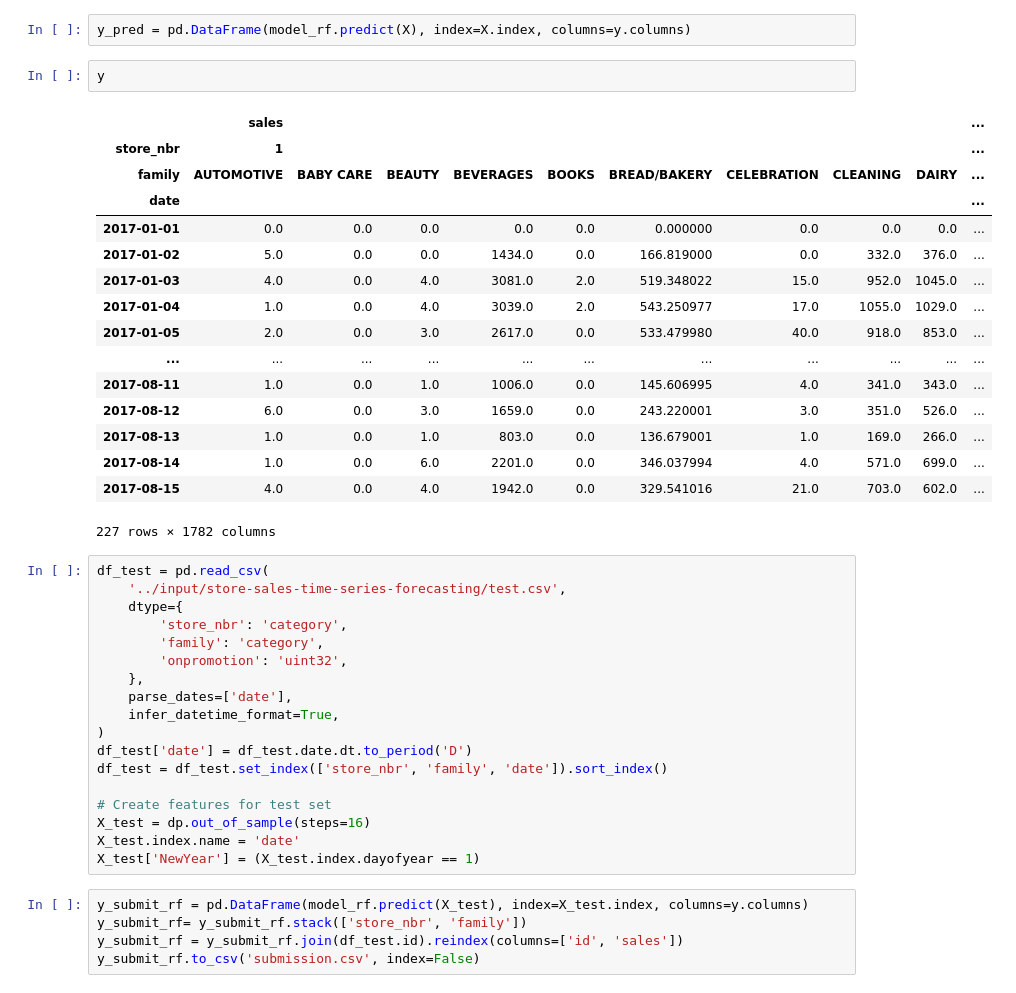
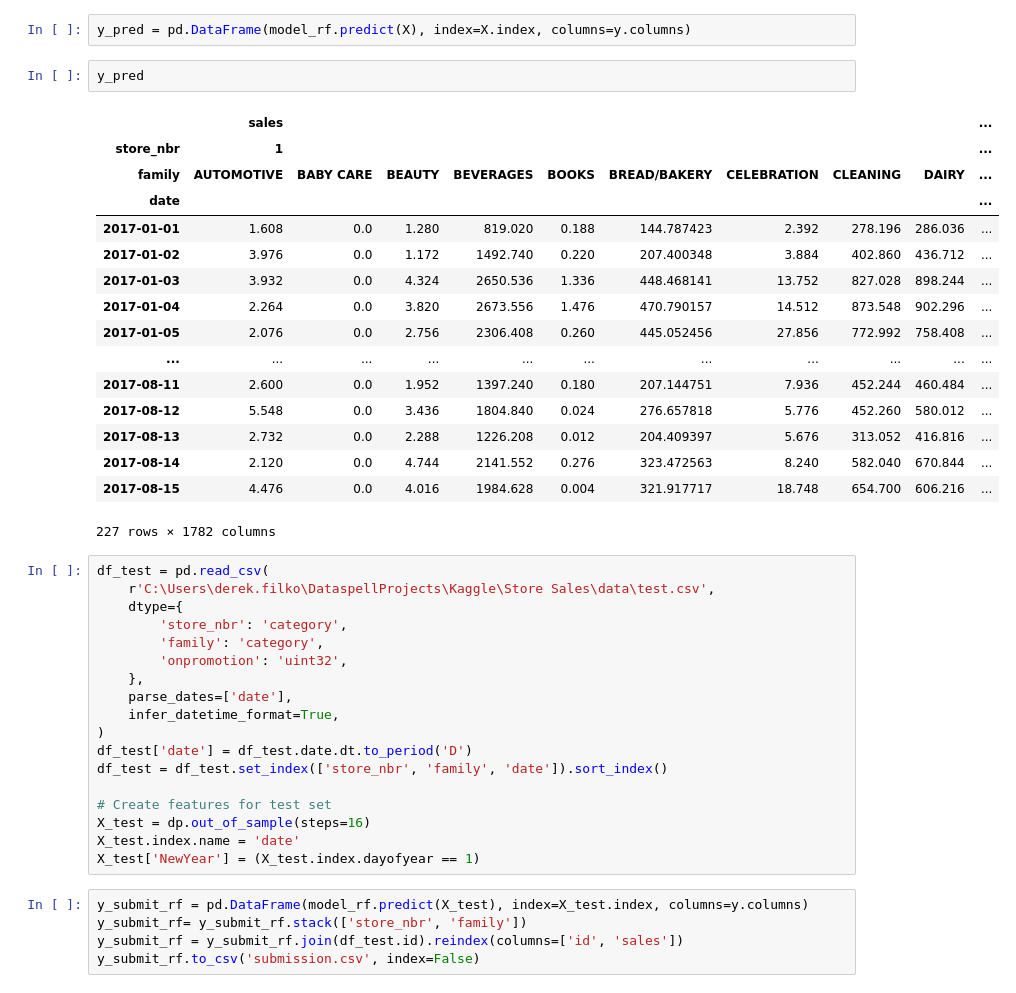
Before and after one commit to wlnk9/Kaggle, a Jupyter notebook: Store Sales/Other Notebooks/str-sales-random-forest.ipynb, the cells around one changed output. Drawn from its saved outputs; the diff is of its cells as text.

```diff
--- a/Store Sales/Other Notebooks/str-sales-random-forest.ipynb
+++ b/Store Sales/Other Notebooks/str-sales-random-forest.ipynb
@@ -105,28 +111,28 @@ model_rf.fit(X, y)
 RandomForestRegressor(n_estimators=250, random_state=2022)
 # %%
 y_pred = pd.DataFrame(model_rf.predict(X), index=X.index, columns=y.columns)
-# %%
-y
-# %% [output]
-|  | sales |  |  |  |  |  |  |  |  | ... |
-| store_nbr | 1 |  |  |  |  |  |  |  |  | ... |
-| family | AUTOMOTIVE | BABY CARE | BEAUTY | BEVERAGES | BOOKS | BREAD/BAKERY | CELEBRATION | CLEANING | DAIRY | ... |
-| date |  |  |  |  |  |  |  |  |  | ... |
-| 2017-01-01 | 0.0 | 0.0 | 0.0 | 0.0 | 0.0 | 0.000000 | 0.0 | 0.0 | 0.0 | ... |
-| 2017-01-02 | 5.0 | 0.0 | 0.0 | 1434.0 | 0.0 | 166.819000 | 0.0 | 332.0 | 376.0 | ... |
-| 2017-01-03 | 4.0 | 0.0 | 4.0 | 3081.0 | 2.0 | 519.348022 | 15.0 | 952.0 | 1045.0 | ... |
-| 2017-01-04 | 1.0 | 0.0 | 4.0 | 3039.0 | 2.0 | 543.250977 | 17.0 | 1055.0 | 1029.0 | ... |
-| 2017-01-05 | 2.0 | 0.0 | 3.0 | 2617.0 | 0.0 | 533.479980 | 40.0 | 918.0 | 853.0 | ... |
-| ... | ... | ... | ... | ... | ... | ... | ... | ... | ... | ... |
-| 2017-08-11 | 1.0 | 0.0 | 1.0 | 1006.0 | 0.0 | 145.606995 | 4.0 | 341.0 | 343.0 | ... |
-| 2017-08-12 | 6.0 | 0.0 | 3.0 | 1659.0 | 0.0 | 243.220001 | 3.0 | 351.0 | 526.0 | ... |
-| 2017-08-13 | 1.0 | 0.0 | 1.0 | 803.0 | 0.0 | 136.679001 | 1.0 | 169.0 | 266.0 | ... |
-| 2017-08-14 | 1.0 | 0.0 | 6.0 | 2201.0 | 0.0 | 346.037994 | 4.0 | 571.0 | 699.0 | ... |
-| 2017-08-15 | 4.0 | 0.0 | 4.0 | 1942.0 | 0.0 | 329.541016 | 21.0 | 703.0 | 602.0 | ... |
-227 rows × 1782 columns
+# %%
+y_pred
+# %% [output]
+|  | sales |  |  |  |  |  |  |  |  | ... |
+| store_nbr | 1 |  |  |  |  |  |  |  |  | ... |
+| family | AUTOMOTIVE | BABY CARE | BEAUTY | BEVERAGES | BOOKS | BREAD/BAKERY | CELEBRATION | CLEANING | DAIRY | ... |
+| date |  |  |  |  |  |  |  |  |  | ... |
+| 2017-01-01 | 1.608 | 0.0 | 1.280 | 819.020 | 0.188 | 144.787423 | 2.392 | 278.196 | 286.036 | ... |
+| 2017-01-02 | 3.976 | 0.0 | 1.172 | 1492.740 | 0.220 | 207.400348 | 3.884 | 402.860 | 436.712 | ... |
+| 2017-01-03 | 3.932 | 0.0 | 4.324 | 2650.536 | 1.336 | 448.468141 | 13.752 | 827.028 | 898.244 | ... |
+| 2017-01-04 | 2.264 | 0.0 | 3.820 | 2673.556 | 1.476 | 470.790157 | 14.512 | 873.548 | 902.296 | ... |
+| 2017-01-05 | 2.076 | 0.0 | 2.756 | 2306.408 | 0.260 | 445.052456 | 27.856 | 772.992 | 758.408 | ... |
+| ... | ... | ... | ... | ... | ... | ... | ... | ... | ... | ... |
+| 2017-08-11 | 2.600 | 0.0 | 1.952 | 1397.240 | 0.180 | 207.144751 | 7.936 | 452.244 | 460.484 | ... |
+| 2017-08-12 | 5.548 | 0.0 | 3.436 | 1804.840 | 0.024 | 276.657818 | 5.776 | 452.260 | 580.012 | ... |
+| 2017-08-13 | 2.732 | 0.0 | 2.288 | 1226.208 | 0.012 | 204.409397 | 5.676 | 313.052 | 416.816 | ... |
+| 2017-08-14 | 2.120 | 0.0 | 4.744 | 2141.552 | 0.276 | 323.472563 | 8.240 | 582.040 | 670.844 | ... |
+| 2017-08-15 | 4.476 | 0.0 | 4.016 | 1984.628 | 0.004 | 321.917717 | 18.748 | 654.700 | 606.216 | ... |
+227 rows × 1782 columns
 # %%
 df_test = pd.read_csv(
-    '../input/store-sales-time-series-forecasting/test.csv',
+    r'C:\Users\derek.filko\DataspellProjects\Kaggle\Store Sales\data\test.csv',
     dtype={
         'store_nbr': 'category',
         'family': 'category',
```
Also changed, not shown: parts of 2 cells of this notebook, 6 other files.
